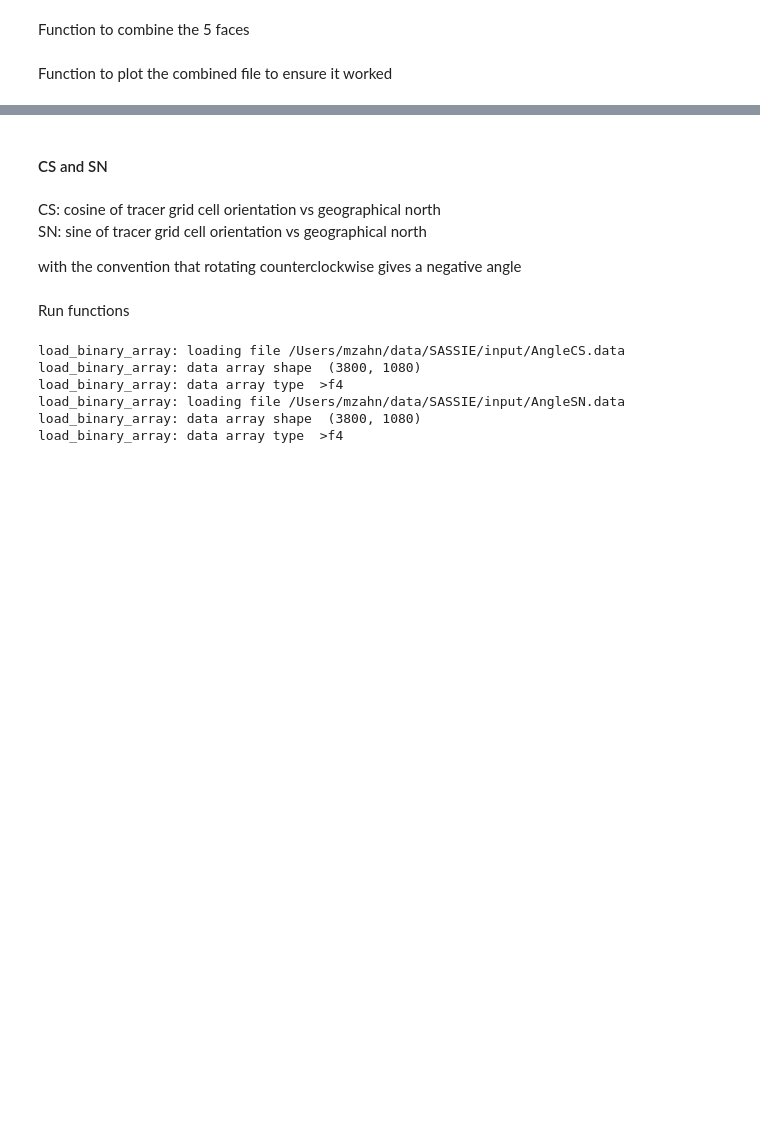
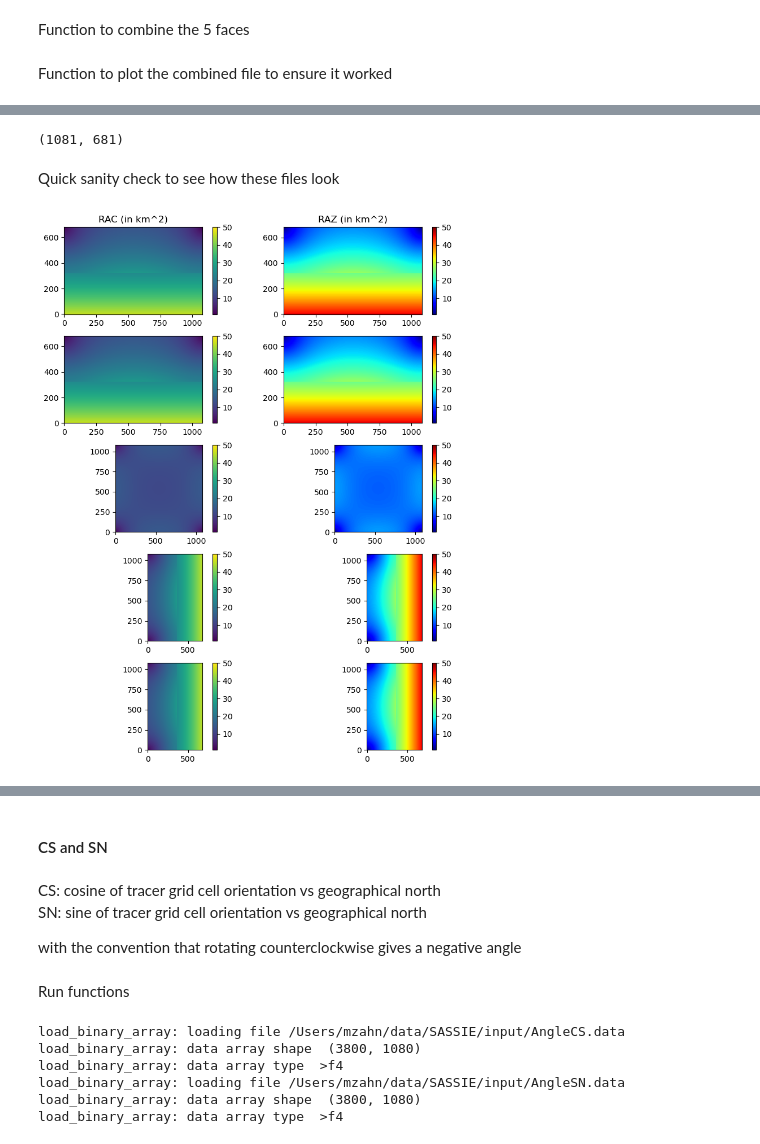
Before and after one commit to ifenty/SASSIE_downscale_ecco_v5, a Jupyter notebook: 02_make geometry ds.ipynb, the cells around one changed output, grey strips where cells are left out. Saved outputs shown, nothing was run; the diff lists cells and outputs as text; code cells hidden in the pictures; blank space fills up the shorter version.

```diff
--- a/02_make geometry ds.ipynb
+++ b/02_make geometry ds.ipynb
@@ -535,0 +508,42 @@ def combine_sassie_N1_faces_to_HHv2(face_arr):
+# %%
+N1_mg[face]['XG'].T.shape
+# %% [output]
+(1081, 681)
+# %% [markdown]
+Quick sanity check to see how these files look
+# %%
+# plot output to inspect files
+fig, ((ax1,ax2),(ax3,ax4),(ax5,ax6),(ax7,ax8),(ax9,ax10)) = plt.subplots(5,2, figsize=[8,10])
+
+# divide by 1e6 to convert from square meters to square km
+lat = ax1.imshow(RAC_N1_faces[1] / 1e6, origin='lower',interpolation='none',vmin=1,vmax=50)
+lon = ax2.imshow(RAZ_N1_faces[1] / 1e6, origin='lower',interpolation='none',cmap='jet',vmin=1,vmax=50)
+fig.colorbar(lat, ax=ax1)
+fig.colorbar(lon, ax=ax2)
+
+lat = ax3.imshow(RAC_N1_faces[2] / 1e6, origin='lower',interpolation='none',vmin=1,vmax=50)
+lon = ax4.imshow(RAZ_N1_faces[2] / 1e6, origin='lower',interpolation='none',cmap='jet',vmin=1,vmax=50)
+fig.colorbar(lat, ax=ax3)
+fig.colorbar(lon, ax=ax4)
+
+lat = ax5.imshow(RAC_N1_faces[3] / 1e6, origin='lower',interpolation='none',vmin=1,vmax=50)
+lon = ax6.imshow(RAZ_N1_faces[3] / 1e6, origin='lower',interpolation='none',cmap='jet',vmin=1,vmax=50)
+fig.colorbar(lat, ax=ax5)
+fig.colorbar(lon, ax=ax6)
+
+lat = ax7.imshow(RAC_N1_faces[4] / 1e6, origin='lower',interpolation='none',vmin=1,vmax=50)
+lon = ax8.imshow(RAZ_N1_faces[4] / 1e6, origin='lower',interpolation='none',cmap='jet',vmin=1,vmax=50)
+fig.colorbar(lat, ax=ax7)
+fig.colorbar(lon, ax=ax8)
+
+lat = ax9.imshow(RAC_N1_faces[5] / 1e6, origin='lower',interpolation='none',vmin=1,vmax=50)
+lon = ax10.imshow(RAZ_N1_faces[5] / 1e6, origin='lower',interpolation='none',cmap='jet',vmin=1,vmax=50)
+fig.colorbar(lat, ax=ax9)
+fig.colorbar(lon, ax=ax10)
+
+ax1.set_title("RAC (in km^2)")
+ax2.set_title("RAZ (in km^2)")
+
+plt.tight_layout()
+# %% [output]
+[figure, new version]
```
Also changed, not shown: parts of 174 cells of this notebook, 4 other files.
